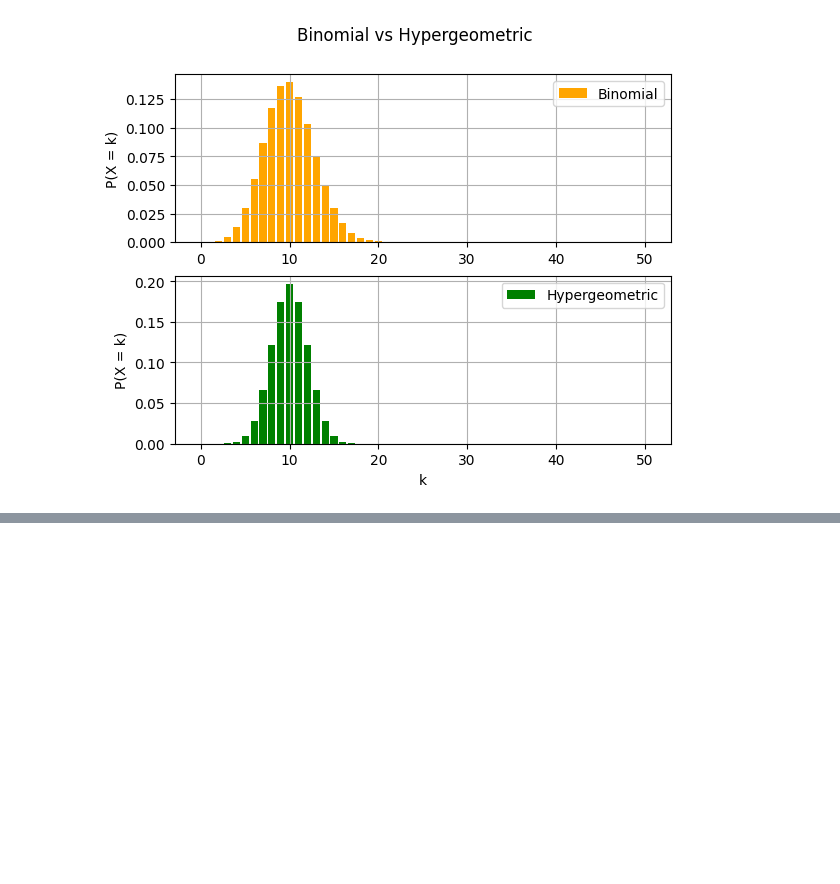
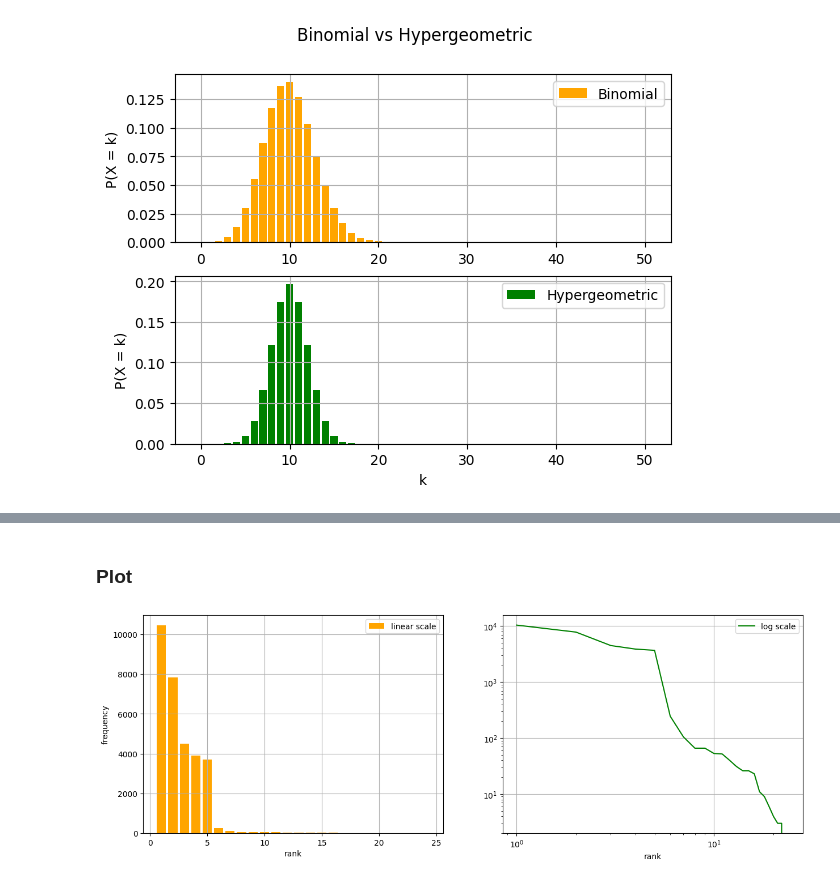
Before and after one commit to ILoveBacteria/probability-course-exercise, a Jupyter notebook: notebook.ipynb, the cells around one changed output, grey strips where cells are left out. Saved outputs shown, nothing was run; the diff lists cells and outputs as text; code cells hidden in the pictures; blank space fills up the shorter version.

```diff
--- a/notebook.ipynb
+++ b/notebook.ipynb
@@ -55,0 +62,9 @@ plot(50)
+# %%
+with open('Text-1.txt', 'r') as f:
+    content = f.read()
+    content = re.sub(r'[^\da-zA-Z]+', ' ', content)
+
+with open('preprocessed.txt', 'w') as f:
+    f.write(content)
+
+words = content.split()
@@ -55,0 +73,6 @@ plot(50)
+# %%
+target_words = ['the', 'eye', 'of', 'existence', 'hair', 'and', 'nature', 'mouth', 'head', 'darwin', 'size', 'touch', 'second', 'conclusion', 'revolution', 'muscles', 'necessity', 'public', 'body', 'within', 'to', 'in', 'distribution', 'words']
+df = pd.DataFrame({'words': target_words, 'frequency': [words.count(i) for i in target_words]})
+sorted_table = df.sort_values(by=['frequency'], ascending=False)
+sorted_table['rank'] = np.arange(1, len(sorted_table) + 1)
+print(sorted_table)
@@ -55,0 +97,16 @@ plot(50)
+# %% [markdown]
+### Plot
+# %%
+fig, (ax1, ax2) = plt.subplots(1, 2, figsize=(15, 5))
+ax1.bar(sorted_table['rank'], sorted_table['frequency'], label='linear scale', color='orange')
+ax2.loglog(sorted_table['rank'], sorted_table['frequency'], label='log scale', color='green')
+
+ax1.legend()
+ax2.legend()
+ax1.set_ylabel('frequency')
+ax1.set_xlabel('rank')
+ax2.set_xlabel('rank')
+ax1.grid(True)
+ax2.grid(True)
+# %% [output]
+[figure, added]
```
Also changed, not shown: parts of 4 cells of this notebook, 3 other files.
